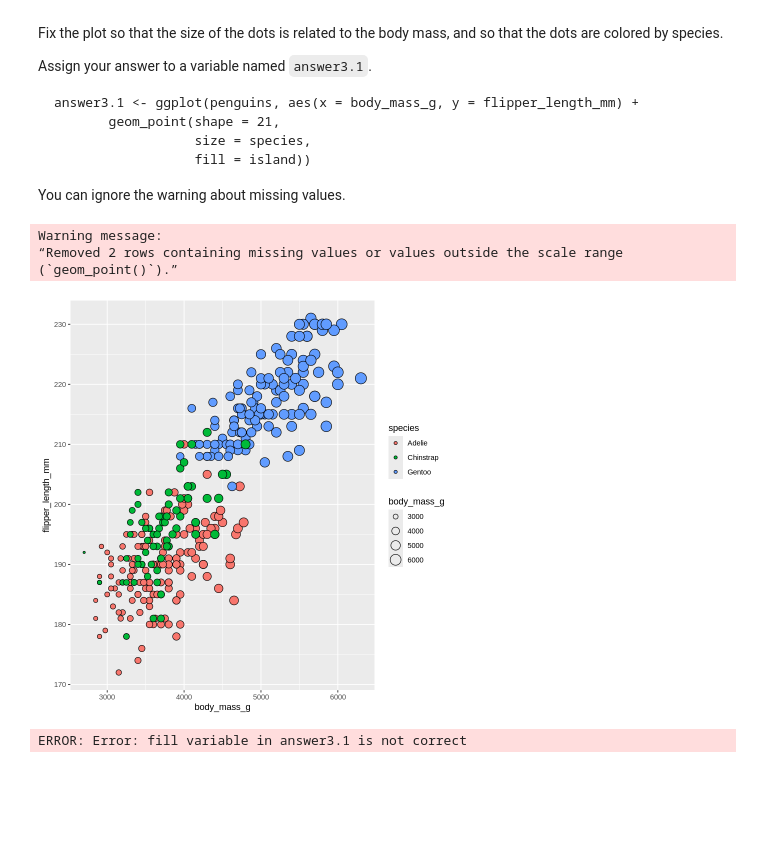
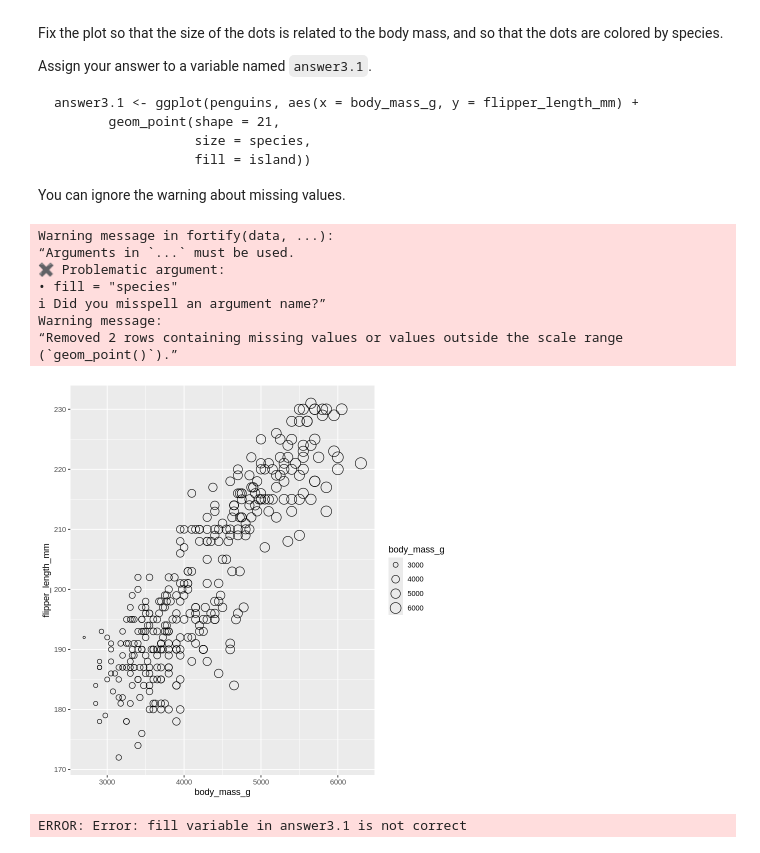
Before and after one commit to Ricky0917/STAT-545, a Jupyter notebook: worksheet_a03.ipynb, the cells around one changed output. Saved outputs shown, nothing was run; the diff lists cells and outputs as text; code cells hidden in the pictures; blank space fills up the shorter version.

```diff
--- a/worksheet_a03.ipynb
+++ b/worksheet_a03.ipynb
@@ -896,19 +896,24 @@ You can ignore the warning about missing values.
 # %%
 # your code here
 answer3.1 <- ggplot(penguins, aes(x = body_mass_g,
                   y = flipper_length_mm,
-                  size = body_mass_g)) +
-       geom_point(shape = 21,
-                  aes(fill = species))
+                  size = body_mass_g),
+                  fill = "species") +
+       geom_point(shape = 21)
 
 
 #fail() # No Answer - remove if you provide an answer
 print(answer3.1)
 # %% [output]
+Warning message in fortify(data, ...):
+“Arguments in `...` must be used.
+✖ Problematic argument:
+• fill = "species"
+ℹ Did you misspell an argument name?”
 Warning message:
 “Removed 2 rows containing missing values or values outside the scale range
 (`geom_point()`).”
-[figure, old version]
+[figure, new version]
 # %%
 library(digest)
 stopifnot("type of plot is not correct (if you are using two types of geoms, try flipping the order of the geom objects!)"= setequal(digest(paste(toString(sapply(seq_len(length(answer3.1$layers)), function(i) {c(class(answer3.1$layers[[i]]$geom))[1]})), "8b349")), "ed95518f4f91420f6bc76e1e066ecbd2"))
```
